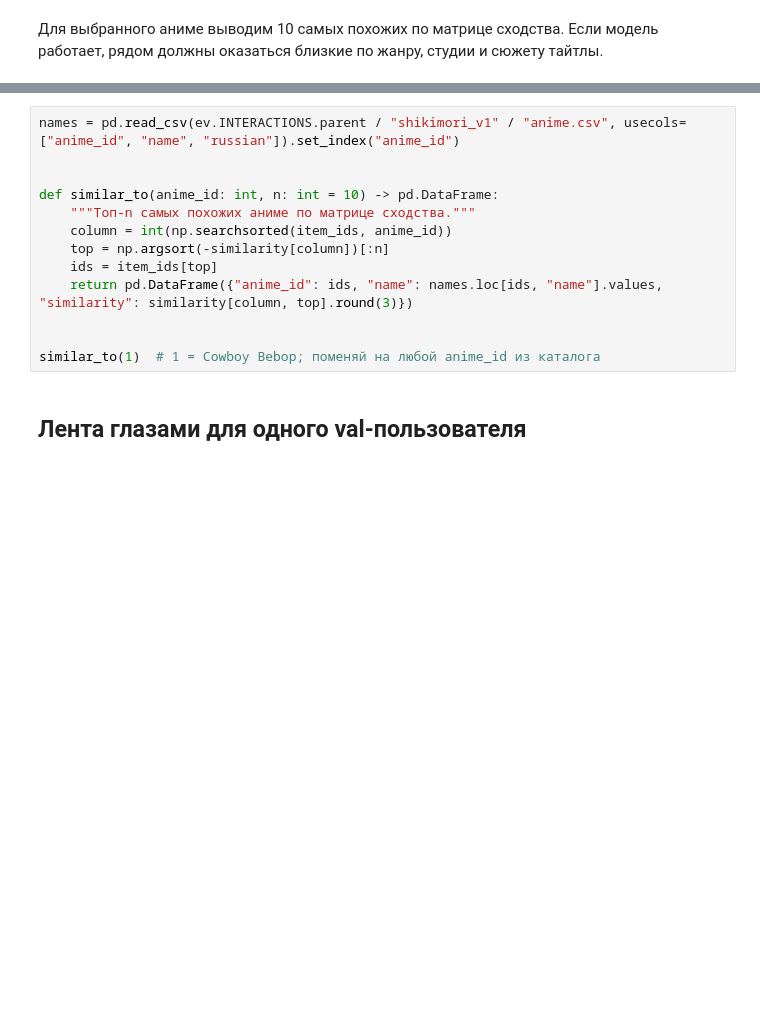
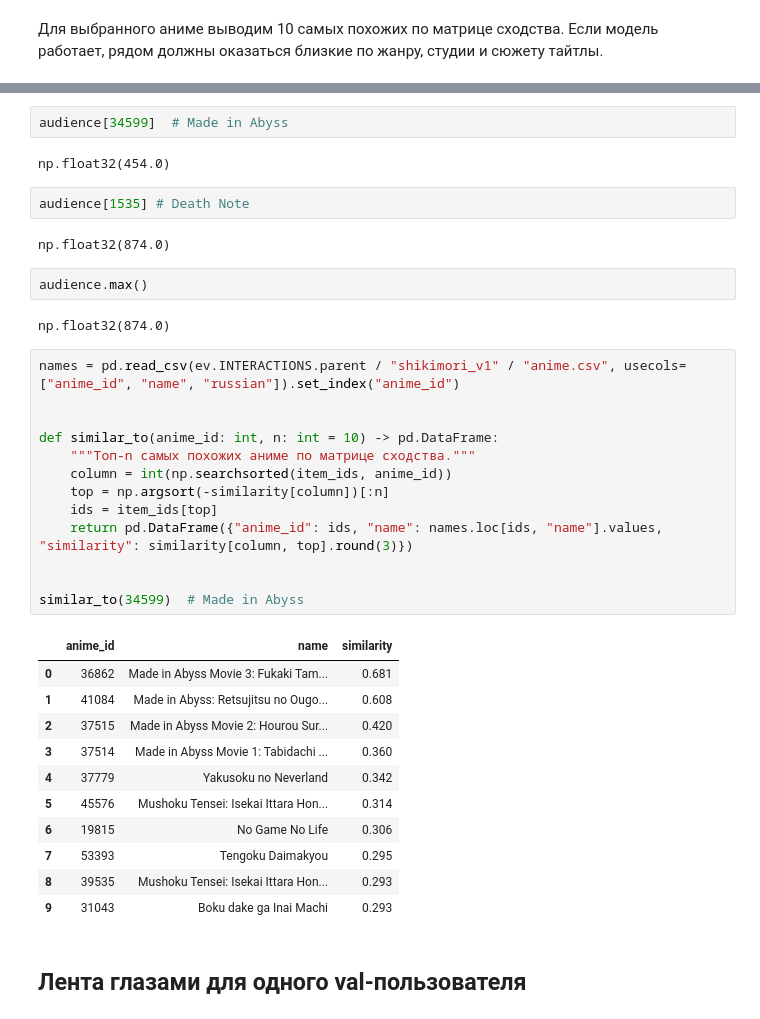
Before and after one commit to aka-iriska/anime-recsys, a Jupyter notebook: notebooks/03_item_knn.ipynb, the cells around one changed output, grey strips where cells are left out. Cells and saved outputs as stored; diff of their text form; blank space fills up the shorter version.

```diff
--- a/notebooks/03_item_knn.ipynb
+++ b/notebooks/03_item_knn.ipynb
@@ -62,16 +115,40 @@ forms.loc[["hit_rate@10", "recall@10", "ndcg@10", "coverage@10"]].round(4)
+# %%
+audience[34599]  # Made in Abyss
+# %% [output]
+np.float32(454.0)
+# %%
+audience[1535] # Death Note
+# %% [output]
+np.float32(874.0)
+# %%
+audience.max()
+# %% [output]
+np.float32(874.0)
 # %%
 names = pd.read_csv(ev.INTERACTIONS.parent / "shikimori_v1" / "anime.csv", usecols=["anime_id", "name", "russian"]).set_index("anime_id")
 
 
 def similar_to(anime_id: int, n: int = 10) -> pd.DataFrame:
     """Топ-n самых похожих аниме по матрице сходства."""
     column = int(np.searchsorted(item_ids, anime_id))
     top = np.argsort(-similarity[column])[:n]
     ids = item_ids[top]
     return pd.DataFrame({"anime_id": ids, "name": names.loc[ids, "name"].values, "similarity": similarity[column, top].round(3)})
 
 
-similar_to(1)  # 1 = Cowboy Bebop; поменяй на любой anime_id из каталога
+similar_to(34599)  # Made in Abyss
+# %% [output]
+|  | anime_id | name | similarity |
+| 0 | 36862 | Made in Abyss Movie 3: Fukaki Tam... | 0.681 |
+| 1 | 41084 | Made in Abyss: Retsujitsu no Ougo... | 0.608 |
+| 2 | 37515 | Made in Abyss Movie 2: Hourou Sur... | 0.420 |
+| 3 | 37514 | Made in Abyss Movie 1: Tabidachi ... | 0.360 |
+| 4 | 37779 | Yakusoku no Neverland | 0.342 |
+| 5 | 45576 | Mushoku Tensei: Isekai Ittara Hon... | 0.314 |
+| 6 | 19815 | No Game No Life | 0.306 |
+| 7 | 53393 | Tengoku Daimakyou | 0.295 |
+| 8 | 39535 | Mushoku Tensei: Isekai Ittara Hon... | 0.293 |
+| 9 | 31043 | Boku dake ga Inai Machi | 0.293 |
 # %% [markdown]
 ## Лента глазами для одного val-пользователя
 # %% [markdown]
```
Also changed, not shown: parts of 25 cells of this notebook, 6 other files.
